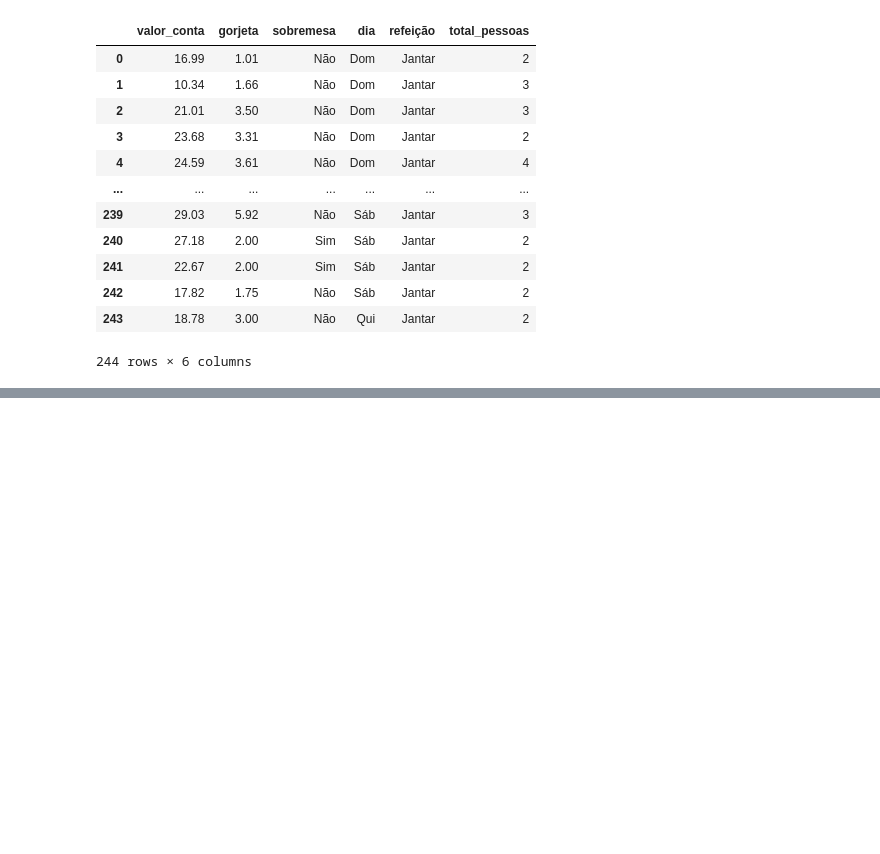
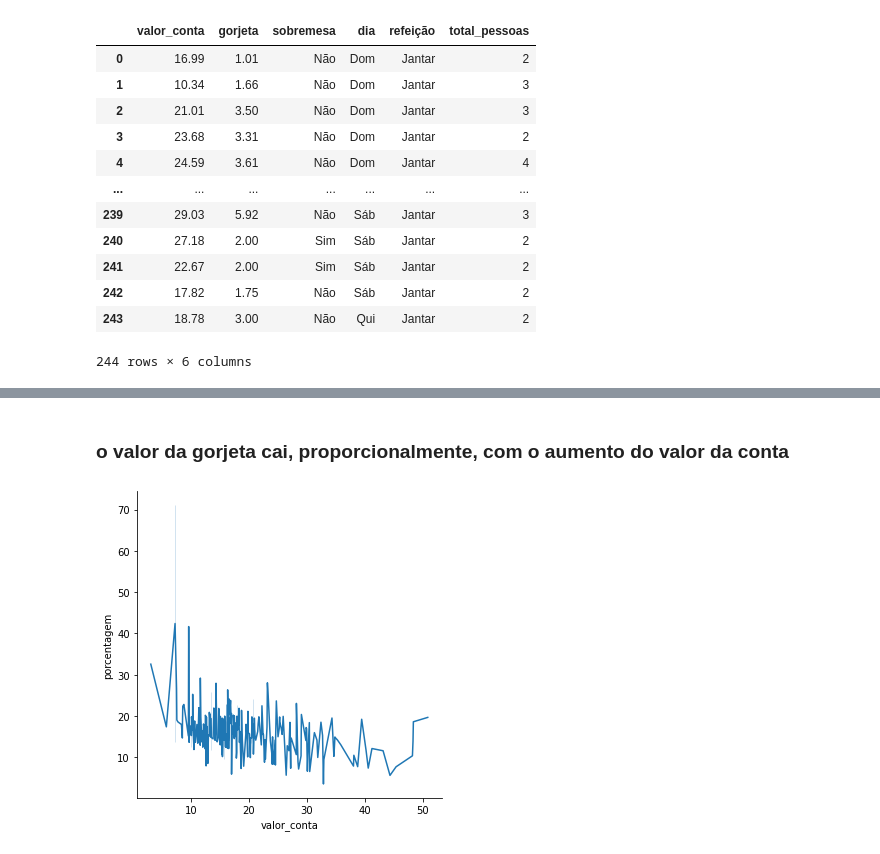
Before and after one commit to rafaelborto/PythonDS, a Jupyter notebook: PDS_06_Seaborn/EDA-Gorjetas.ipynb, the cells around one changed output, grey strips where cells are left out. Saved outputs shown, nothing was run; the diff lists cells and outputs as text; code cells hidden in the pictures; blank space fills up the shorter version.

```diff
--- a/PDS_06_Seaborn/EDA-Gorjetas.ipynb
+++ b/PDS_06_Seaborn/EDA-Gorjetas.ipynb
@@ -154,0 +299,6 @@ gorjetas.drop('de 0 a', axis=1) #removendo uma coluna
+# %% [markdown]
+### o valor da gorjeta cai, proporcionalmente, com o aumento do valor da conta
+# %%
+porc_conta_linha = sns.relplot(x = 'valor_conta', y = 'porcentagem', kind = 'line', data = gorjetas)
+# %% [output]
+[figure, added]
```
Also changed, not shown: parts of 18 cells of this notebook.
